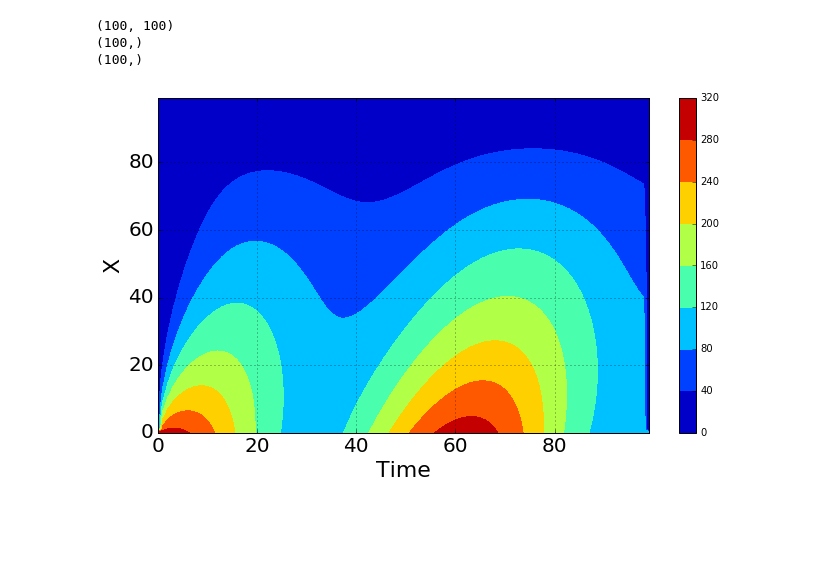
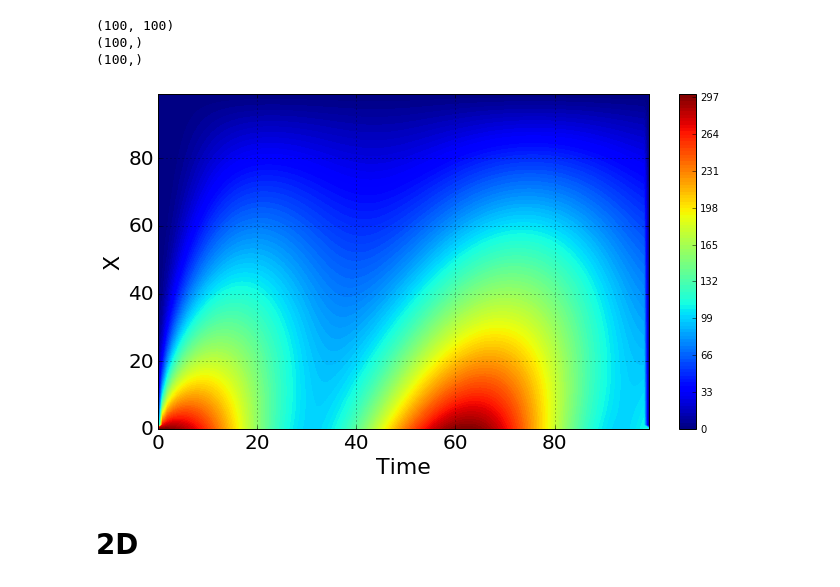
Before and after one commit to hushchyn-mikhail/heat, a Jupyter notebook: HeatEquationNumeric.ipynb, the cells around one changed output. Drawn from its saved outputs; the diff is of its cells as text; code cells hidden in the pictures; blank space fills up the shorter version.

```diff
--- a/HeatEquationNumeric.ipynb
+++ b/HeatEquationNumeric.ipynb
@@ -83,7 +83,7 @@ def Solver1D(u, N_tau, N_h):
                 w0 = a(X[m], T[n]) * tau / h**2
                 w1 = -2 * a(X[m], T[n]) * tau / h**2 - 1
                 w2 = a(X[m], T[n]) * tau / h**2 * u[m+1, n]
-                w3 = -u[m+1, n-1]
+                w3 = -u[m, n-1]
                 w_curr = numpy.array([w0, w1, 0, w3-w2])
 
                 w_p = ws[-1]
@@ -139,14 +139,16 @@ print T.shape
 (100,)
 # %%
 plt.figure(figsize=(11, 6))
-plt.contourf(u)
+plt.contourf(u, 100)
 
 plt.xlabel("Time", size=22)
 plt.ylabel("X", size=22)
 plt.xticks(size=20)
 plt.yticks(size=20)
 plt.grid(1)
 plt.colorbar()
 plt.show()
 # %% [output]
-[figure, old version]
+[figure, new version]
+# %% [markdown]
+# 2D
```
Also changed, not shown: parts of 4 cells of this notebook.
